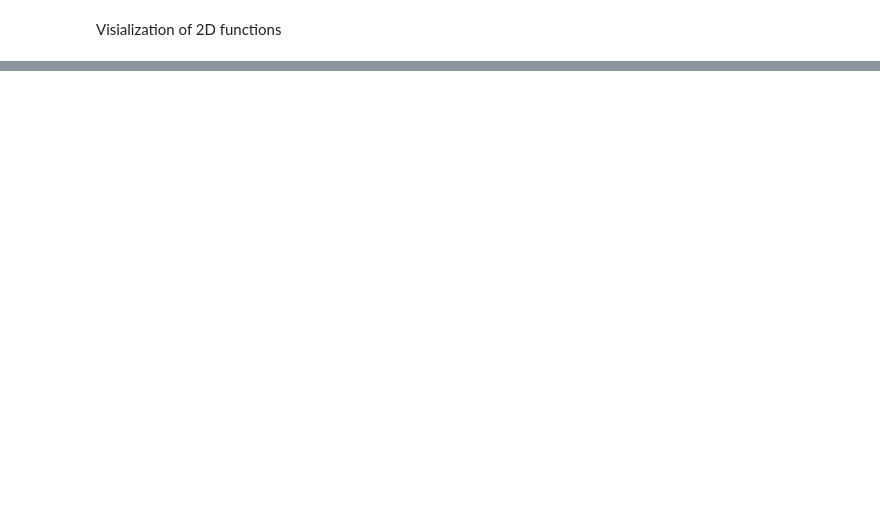
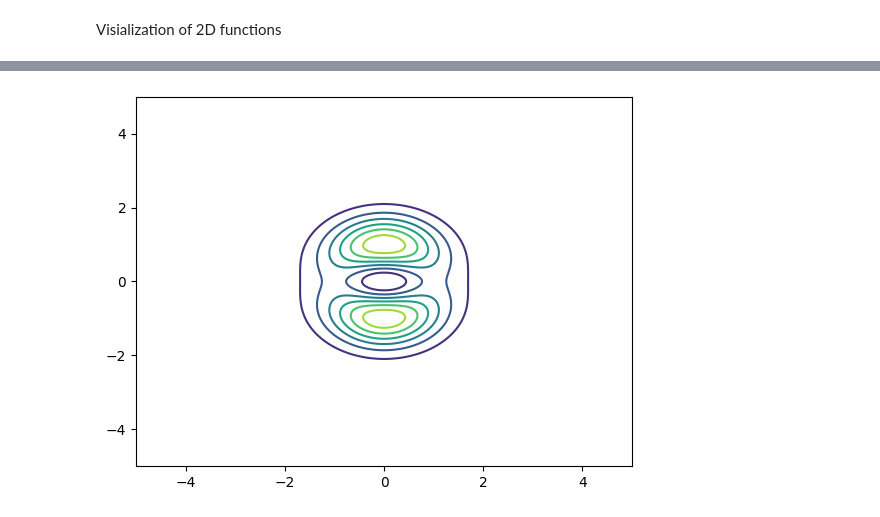
Before and after one commit to osvago/BIDA2023, a Jupyter notebook: CalcRev.ipynb, the cells around one changed output, grey strips where cells are left out. Cells and saved outputs as stored; diff of their text form; code cells hidden in the pictures; blank space fills up the shorter version.

```diff
--- a/CalcRev.ipynb
+++ b/CalcRev.ipynb
@@ -72,0 +73,6 @@ plt.show()
+# %%
+#Create Contour lines
+plt.contour(x,y,z)
+plt.show()
+# %% [output]
+[figure, added]
```
Also changed, not shown: parts of 3 cells of this notebook.
